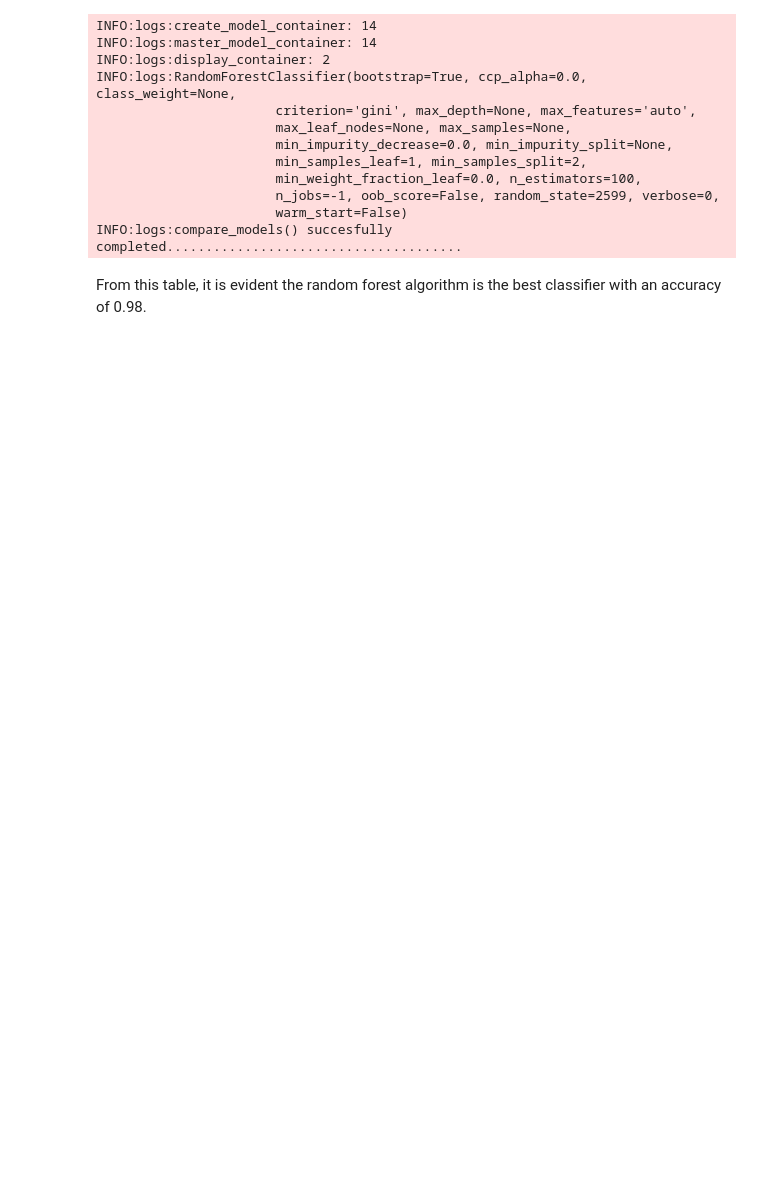
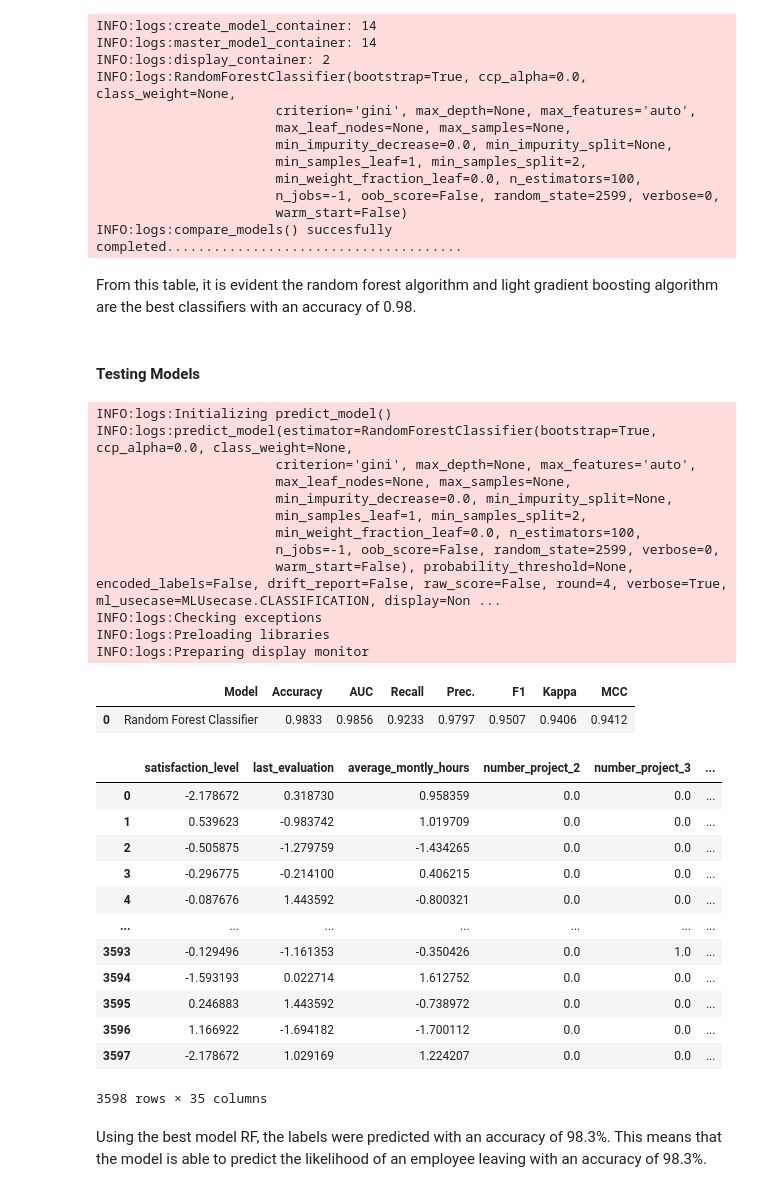
Before and after one commit to VivianKingasia/Employee-Turnover-Project, a Jupyter notebook: Employee Turnover Prediction Model.ipynb, the cells around one changed output. Cells and saved outputs as stored; diff of their text form; code cells hidden in the pictures; blank space fills up the shorter version.

```diff
--- a/Employee Turnover Prediction Model.ipynb
+++ b/Employee Turnover Prediction Model.ipynb
@@ -496,4 +506,38 @@ INFO:logs:RandomForestClassifier(bootstrap=True, ccp_alpha=0.0, class_weight=Non
                        warm_start=False)
 INFO:logs:compare_models() succesfully completed......................................
 # %% [markdown]
-From this table, it is evident the random forest algorithm is the best classifier with an accuracy of 0.98.
+From this table, it is evident the random forest algorithm and light gradient boosting algorithm are the best classifiers with an accuracy of 0.98.
+# %% [markdown]
+#### Testing Models
+# %%
+predict_model(best_models)
+# %% [output]
+INFO:logs:Initializing predict_model()
+INFO:logs:predict_model(estimator=RandomForestClassifier(bootstrap=True, ccp_alpha=0.0, class_weight=None,
+                       criterion='gini', max_depth=None, max_features='auto',
+                       max_leaf_nodes=None, max_samples=None,
+                       min_impurity_decrease=0.0, min_impurity_split=None,
+                       min_samples_leaf=1, min_samples_split=2,
+                       min_weight_fraction_leaf=0.0, n_estimators=100,
+                       n_jobs=-1, oob_score=False, random_state=2599, verbose=0,
+                       warm_start=False), probability_threshold=None, encoded_labels=False, drift_report=False, raw_score=False, round=4, verbose=True, ml_usecase=MLUsecase.CLASSIFICATION, display=Non ...
+INFO:logs:Checking exceptions
+INFO:logs:Preloading libraries
+INFO:logs:Preparing display monitor
+|  | Model | Accuracy | AUC | Recall | Prec. | F1 | Kappa | MCC |
+| 0 | Random Forest Classifier | 0.9833 | 0.9856 | 0.9233 | 0.9797 | 0.9507 | 0.9406 | 0.9412 |
+|  | satisfaction_level | last_evaluation | average_montly_hours | number_project_2 | number_project_3 | ... |
+| 0 | -2.178672 | 0.318730 | 0.958359 | 0.0 | 0.0 | ... |
+| 1 | 0.539623 | -0.983742 | 1.019709 | 0.0 | 0.0 | ... |
+| 2 | -0.505875 | -1.279759 | -1.434265 | 0.0 | 0.0 | ... |
+| 3 | -0.296775 | -0.214100 | 0.406215 | 0.0 | 0.0 | ... |
+| 4 | -0.087676 | 1.443592 | -0.800321 | 0.0 | 0.0 | ... |
+| ... | ... | ... | ... | ... | ... | ... |
+| 3593 | -0.129496 | -1.161353 | -0.350426 | 0.0 | 1.0 | ... |
+| 3594 | -1.593193 | 0.022714 | 1.612752 | 0.0 | 0.0 | ... |
+| 3595 | 0.246883 | 1.443592 | -0.738972 | 0.0 | 0.0 | ... |
+| 3596 | 1.166922 | -1.694182 | -1.700112 | 0.0 | 0.0 | ... |
+| 3597 | -2.178672 | 1.029169 | 1.224207 | 0.0 | 0.0 | ... |
+3598 rows × 35 columns
+# %% [markdown]
+Using the best model RF, the labels were predicted with an accuracy of 98.3%. This means that the model is able to predict the likelihood of an employee leaving with an accuracy of 98.3%.
```
Also changed, not shown: parts of 12 cells of this notebook.
